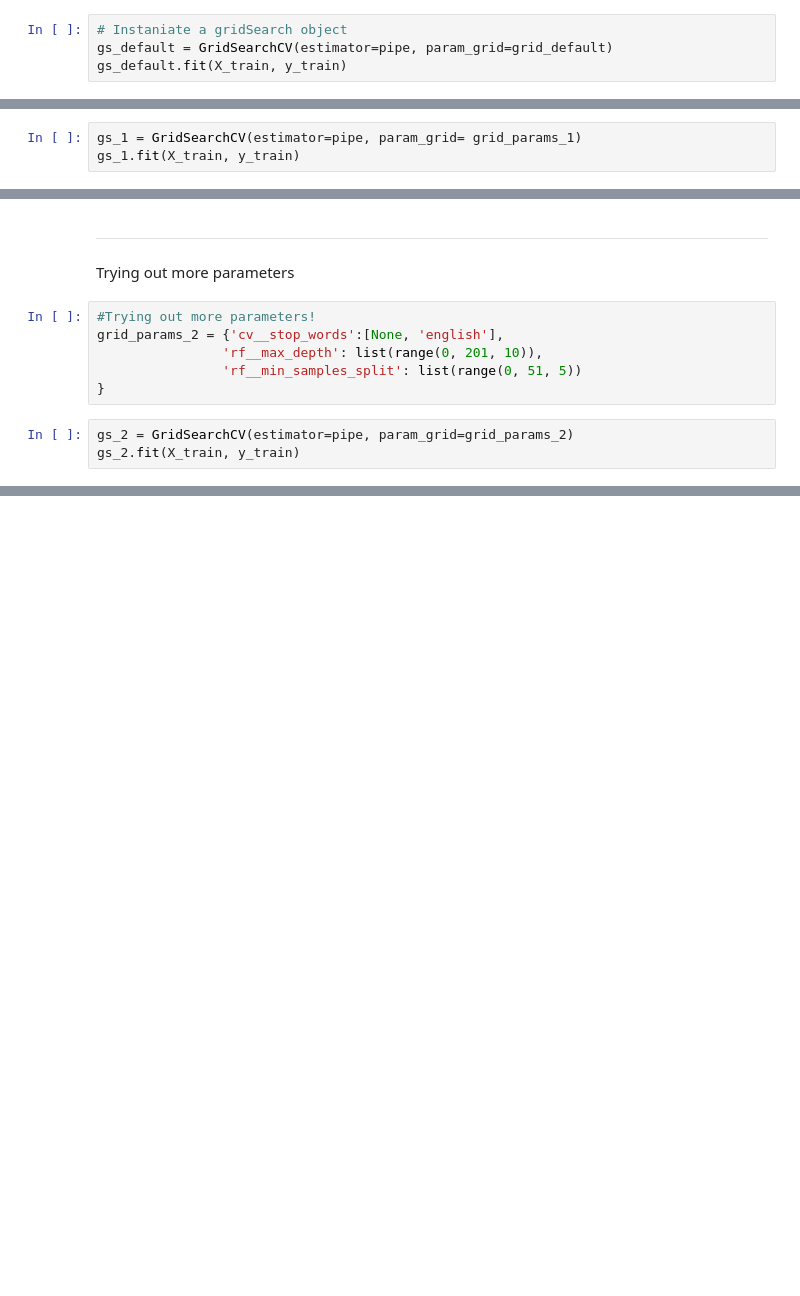
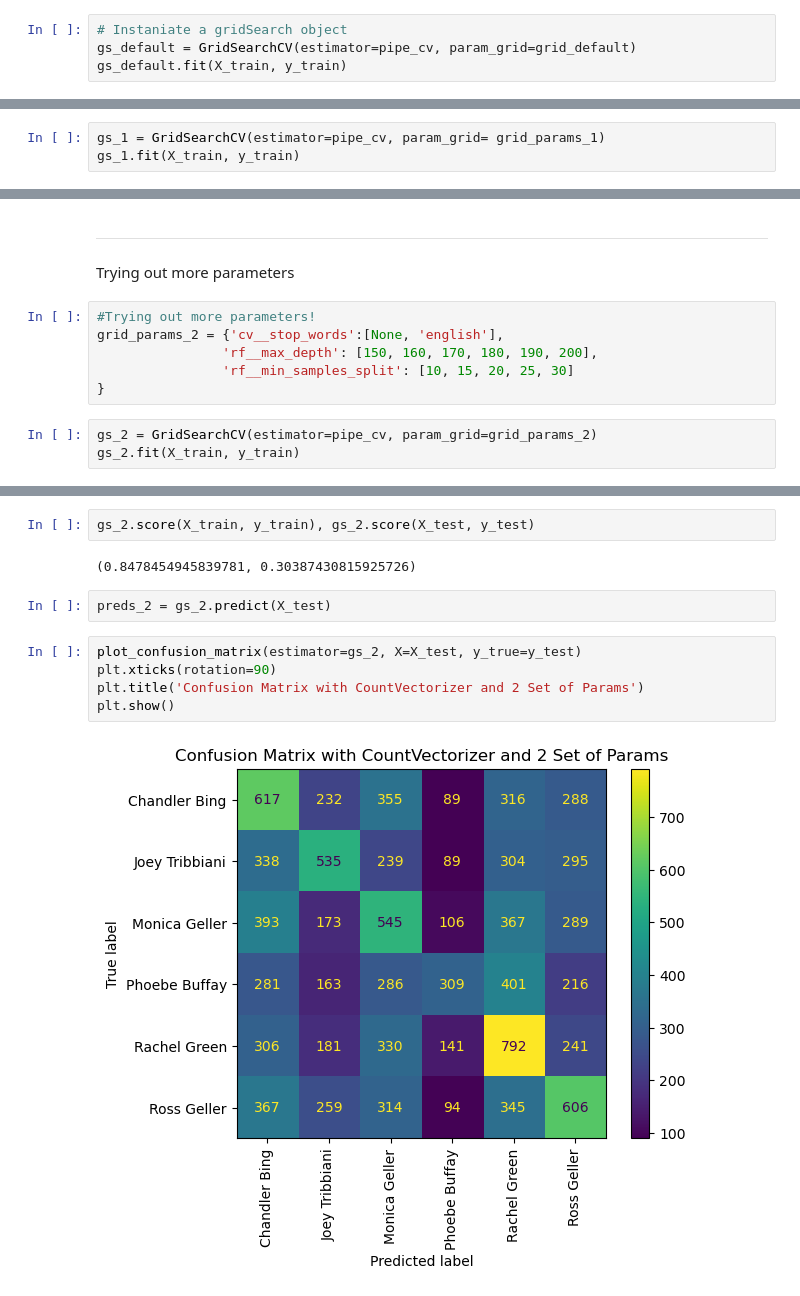
Before and after one commit to gabrielleclav/friendsTV-project-DS, a Jupyter notebook: Code/modeling/random-forest.ipynb, the cells around one changed output, grey strips where cells are left out. Cells and saved outputs as stored; diff of their text form; blank space fills up the shorter version.

```diff
--- a/Code/modeling/random-forest.ipynb
+++ b/Code/modeling/random-forest.ipynb
@@ -92,7 +92,7 @@ pipe = Pipeline(steps=[('cv', CountVectorizer()),
 grid_default = {'cv__stop_words':[None, 'english']}
 # %%
 # Instaniate a gridSearch object
-gs_default = GridSearchCV(estimator=pipe, param_grid=grid_default)
+gs_default = GridSearchCV(estimator=pipe_cv, param_grid=grid_default)
 gs_default.fit(X_train, y_train)
 # %% [output]
 GridSearchCV(estimator=Pipeline(steps=[('cv', CountVectorizer()),
@@ -176,7 +182,7 @@ grid_params_1 = {'cv__stop_words':[None, 'english'],
                 'rf__max_depth': [10, 25, 50, 75, 100, 150],
                 'rf__min_samples_split': [10, 15, 20, 25, 30]}
 # %%
-gs_1 = GridSearchCV(estimator=pipe, param_grid= grid_params_1)
+gs_1 = GridSearchCV(estimator=pipe_cv, param_grid= grid_params_1)
 gs_1.fit(X_train, y_train)
 # %% [output]
 GridSearchCV(estimator=Pipeline(steps=[('cv', CountVectorizer()),
@@ -255,9 +267,9 @@ Trying out more parameters
 # %%
 #Trying out more parameters!
 grid_params_2 = {'cv__stop_words':[None, 'english'],
-                'rf__max_depth': list(range(0, 201, 10)),
-                'rf__min_samples_split': list(range(0, 51, 5))
+                'rf__max_depth': [150, 160, 170, 180, 190, 200],
+                'rf__min_samples_split': [10, 15, 20, 25, 30]
 }
 # %%
-gs_2 = GridSearchCV(estimator=pipe, param_grid=grid_params_2)
+gs_2 = GridSearchCV(estimator=pipe_cv, param_grid=grid_params_2)
 gs_2.fit(X_train, y_train)
@@ -263,0 +287,13 @@ gs_2.fit(X_train, y_train)
+# %%
+gs_2.score(X_train, y_train), gs_2.score(X_test, y_test)
+# %% [output]
+(0.8478454945839781, 0.30387430815925726)
+# %%
+preds_2 = gs_2.predict(X_test)
+# %%
+plot_confusion_matrix(estimator=gs_2, X=X_test, y_true=y_test)
+plt.xticks(rotation=90)
+plt.title('Confusion Matrix with CountVectorizer and 2 Set of Params')
+plt.show()
+# %% [output]
+[figure, added]
```
Also changed, not shown: parts of 43 cells of this notebook, 3 other files.
